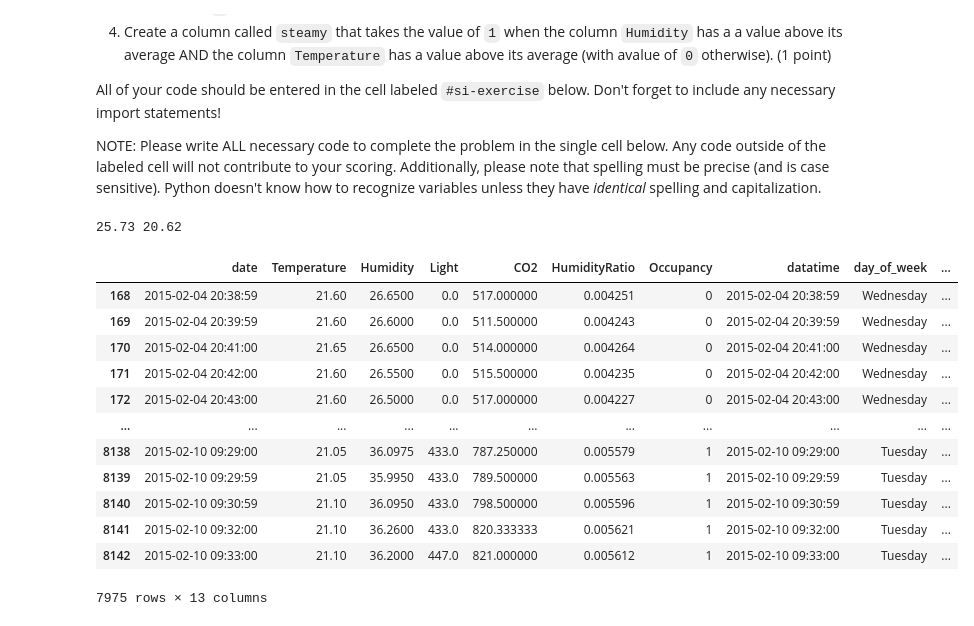
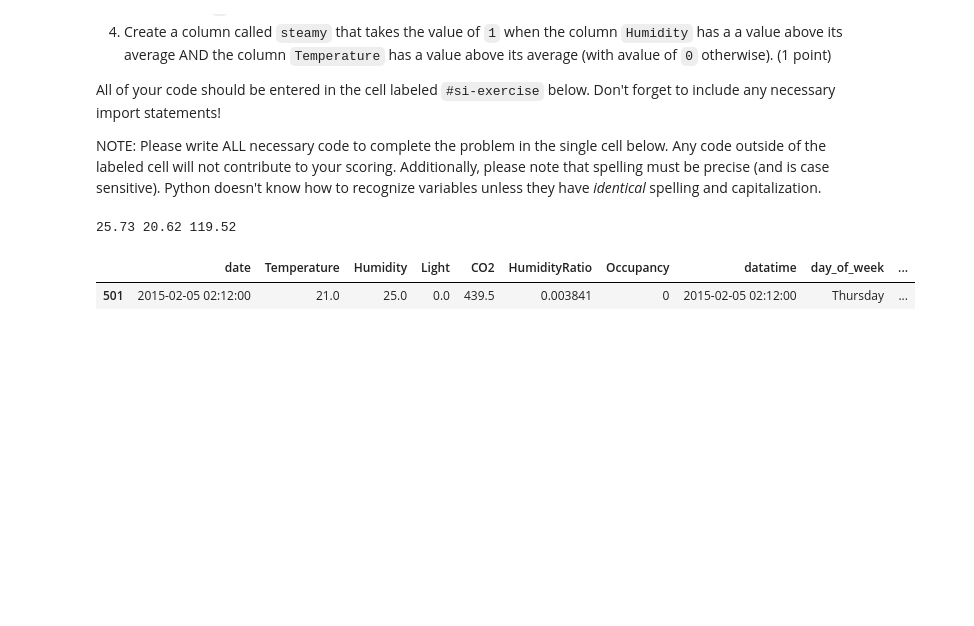
Before and after one commit to khemkandel/econ8320-assignment-06, a Jupyter notebook: Lesson.ipynb, the cells around one changed output. Drawn from its saved outputs; the diff is of its cells as text; code cells hidden in the pictures; blank space fills up the shorter version.

```diff
--- a/Lesson.ipynb
+++ b/Lesson.ipynb
@@ -4309,34 +4309,25 @@ NOTE: Please write ALL necessary code to complete the problem in the single cell
 # %%
 #si-exercise
 import pandas as pd
 import numpy as np
 
 occupancy = pd.DataFrame()
 occupancy = pd.read_csv('https://github.com/dustywhite7/pythonMikkeli/raw/master/exampleData/roomOccupancy.csv')
 occupancy.head(10)
 occupancy['datatime'] = pd.to_datetime(occupancy['date'], format = "%Y-%m-%d %H:%M:%S")
 occupancy.head()
 occupancy['day_of_week'] =occupancy['datatime'].dt.day_name()
 occupancy['hour'] =occupancy['datatime'].dt.hour
 occupancy['minute'] =occupancy['datatime'].dt.minute
-occupancy['bright'] = occupancy['Light'].map(lambda x: 1 if x > 0 else 0)
-humidity_mean,temp_mean = round(occupancy['Humidity'].mean(),2), round(occupancy['Temperature'].mean(),2)
-print(str(humidity_mean)+ " "+str(temp_mean))
+
+humidity_mean,temp_mean,light_mean = round(occupancy['Humidity'].mean(),2), round(occupancy['Temperature'].mean(),2),round(occupancy['Light'].mean(),2)
+
+occupancy['bright'] = occupancy['Light'].map(lambda x: 1 if x > light_mean else 0)
+print(str(humidity_mean)+ " "+str(temp_mean) +" " + str(light_mean))
 occupancy['steamy'] = occupancy.apply(lambda row:
     1 if row['Humidity'] > humidity_mean and row['Temperature'] > temp_mean else 0, axis=1)
-occupancy[168:]
+occupancy[501:502]
 # %% [output]
-25.73 20.62
+25.73 20.62 119.52
 |  | date | Temperature | Humidity | Light | CO2 | HumidityRatio | Occupancy | datatime | day_of_week | ... |
-| 168 | 2015-02-04 20:38:59 | 21.60 | 26.6500 | 0.0 | 517.000000 | 0.004251 | 0 | 2015-02-04 20:38:59 | Wednesday | ... |
-| 169 | 2015-02-04 20:39:59 | 21.60 | 26.6000 | 0.0 | 511.500000 | 0.004243 | 0 | 2015-02-04 20:39:59 | Wednesday | ... |
-| 170 | 2015-02-04 20:41:00 | 21.65 | 26.6500 | 0.0 | 514.000000 | 0.004264 | 0 | 2015-02-04 20:41:00 | Wednesday | ... |
-| 171 | 2015-02-04 20:42:00 | 21.60 | 26.5500 | 0.0 | 515.500000 | 0.004235 | 0 | 2015-02-04 20:42:00 | Wednesday | ... |
-| 172 | 2015-02-04 20:43:00 | 21.60 | 26.5000 | 0.0 | 517.000000 | 0.004227 | 0 | 2015-02-04 20:43:00 | Wednesday | ... |
-| ... | ... | ... | ... | ... | ... | ... | ... | ... | ... | ... |
-| 8138 | 2015-02-10 09:29:00 | 21.05 | 36.0975 | 433.0 | 787.250000 | 0.005579 | 1 | 2015-02-10 09:29:00 | Tuesday | ... |
-| 8139 | 2015-02-10 09:29:59 | 21.05 | 35.9950 | 433.0 | 789.500000 | 0.005563 | 1 | 2015-02-10 09:29:59 | Tuesday | ... |
-| 8140 | 2015-02-10 09:30:59 | 21.10 | 36.0950 | 433.0 | 798.500000 | 0.005596 | 1 | 2015-02-10 09:30:59 | Tuesday | ... |
-| 8141 | 2015-02-10 09:32:00 | 21.10 | 36.2600 | 433.0 | 820.333333 | 0.005621 | 1 | 2015-02-10 09:32:00 | Tuesday | ... |
-| 8142 | 2015-02-10 09:33:00 | 21.10 | 36.2000 | 447.0 | 821.000000 | 0.005612 | 1 | 2015-02-10 09:33:00 | Tuesday | ... |
+| 501 | 2015-02-05 02:12:00 | 21.0 | 25.0 | 0.0 | 439.5 | 0.003841 | 0 | 2015-02-05 02:12:00 | Thursday | ... |
-7975 rows × 13 columns
```
